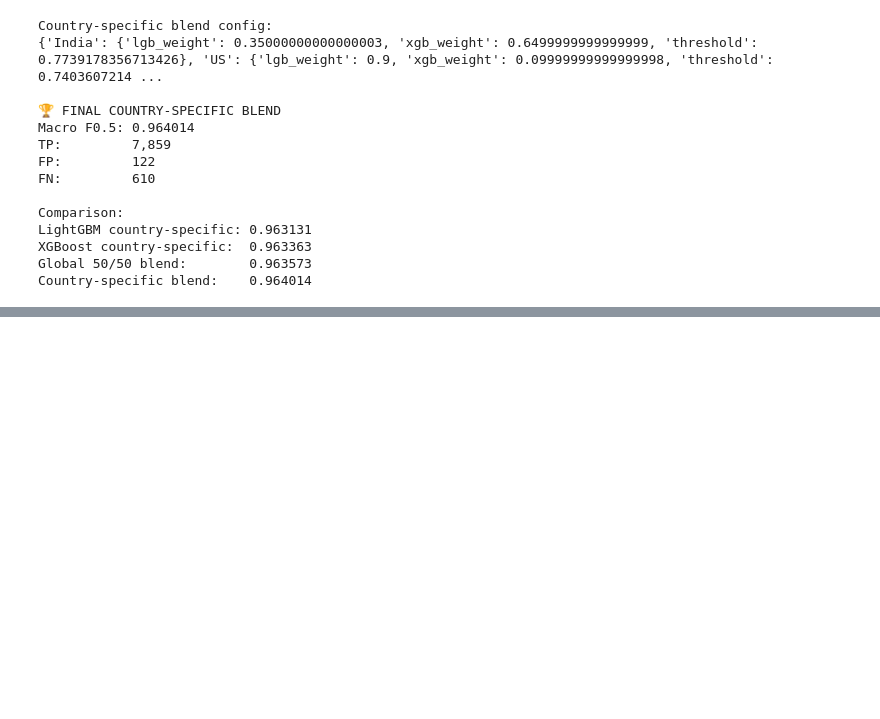
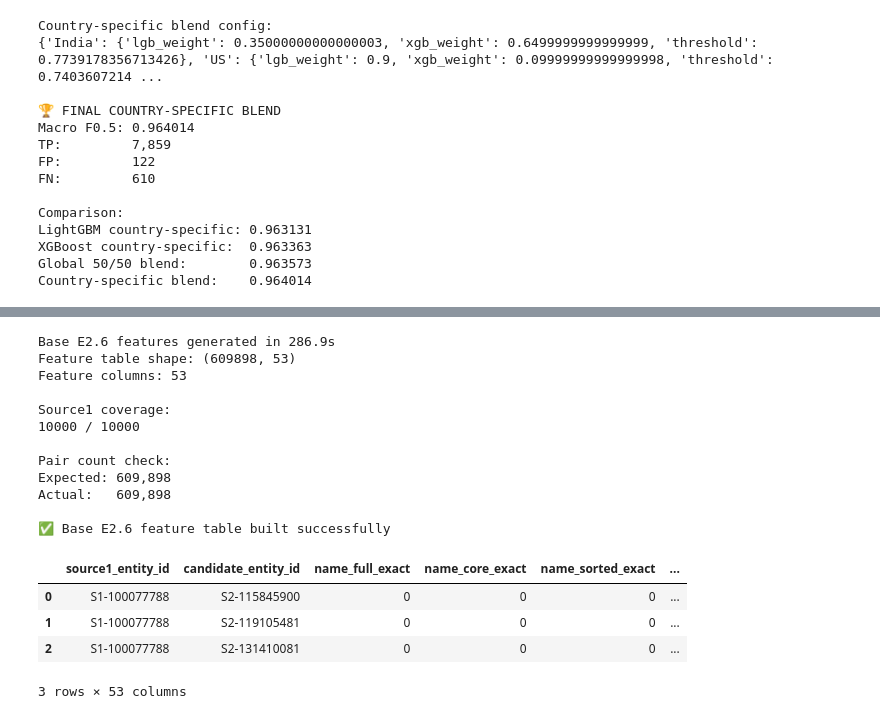
Before and after one commit to AbhiNow0909/Amazon-ML-Challenge, a Jupyter notebook: code/business_entity_resolution/notebooks/05_model.ipynb, the cells around one changed output, grey strips where cells are left out. Drawn from its saved outputs; the diff is of its cells as text; code cells hidden in the pictures; blank space fills up the shorter version.

Commit message:
Save encoder-first pipeline, checkpoint recovery, and Claude handoff

```diff
--- a/code/business_entity_resolution/notebooks/05_model.ipynb
+++ b/code/business_entity_resolution/notebooks/05_model.ipynb
@@ -3271,0 +4155,19 @@ Country-specific blend:    0.964014
+# %%
+# E2.6 Cell 1: Check whether the required embedding/ANN libraries are installed
+# before we build multilingual semantic retrieval on the V100.
+
+packages = {}
+
+for name in [
+    "sentence_transformers",
+    "transformers",
+    "faiss",
+]:
+    try:
+        module = __import__(name)
+        packages[name] = getattr(module, "__version__", "installed")
+    except Exception as e:
+        packages[name] = f"NOT AVAILABLE: {type(e).__name__}: {e}"
+
+for name, status in packages.items():
+    print(f"{name:24s} {status}")
@@ -3271,0 +6025,56 @@ Country-specific blend:    0.964014
+# %%
+# E2.6 Cell 14: Rebuild the original pairwise feature table for the full
+# E2.3 + E5 candidate union using the exact same feature-engineering pipeline.
+
+import time
+from business_entity_resolution.features import build_feature_table
+
+t0 = time.time()
+
+e26_features = build_feature_table(
+    e26_candidates_clean,
+    source1,
+    feed,
+    chunk_size=50_000,
+)
+
+elapsed = time.time() - t0
+
+print(f"Base E2.6 features generated in {elapsed:.1f}s")
+print("Feature table shape:", e26_features.shape)
+print("Feature columns:", len(e26_features.columns))
+
+print("\nSource1 coverage:")
+print(
+    e26_features["source1_entity_id"].nunique(),
+    "/",
+    source1["entity_id"].nunique(),
+)
+
+print("\nPair count check:")
+print("Expected:", f"{len(e26_candidates_clean):,}")
+print("Actual:  ", f"{len(e26_features):,}")
+
+assert len(e26_features) == len(e26_candidates_clean)
+assert e26_features["source1_entity_id"].nunique() == 10_000
+
+print("\n✅ Base E2.6 feature table built successfully")
+display(e26_features.head(3))
+# %% [output]
+Base E2.6 features generated in 286.9s
+Feature table shape: (609898, 53)
+Feature columns: 53
+
+Source1 coverage:
+10000 / 10000
+
+Pair count check:
+Expected: 609,898
+Actual:   609,898
+
+✅ Base E2.6 feature table built successfully
+|  | source1_entity_id | candidate_entity_id | name_full_exact | name_core_exact | name_sorted_exact | ... |
+| 0 | S1-100077788 | S2-115845900 | 0 | 0 | 0 | ... |
+| 1 | S1-100077788 | S2-119105481 | 0 | 0 | 0 | ... |
+| 2 | S1-100077788 | S2-131410081 | 0 | 0 | 0 | ... |
+3 rows × 53 columns
```
Also changed, not shown: parts of 26 cells of this notebook, 48 other files.
